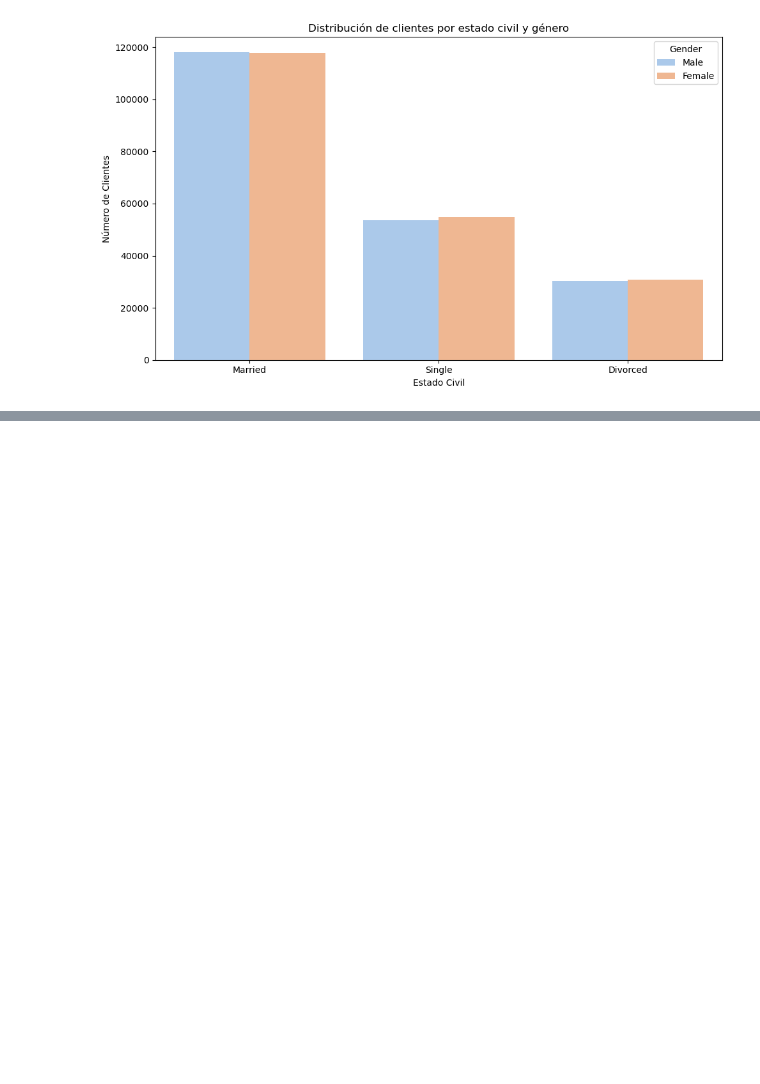
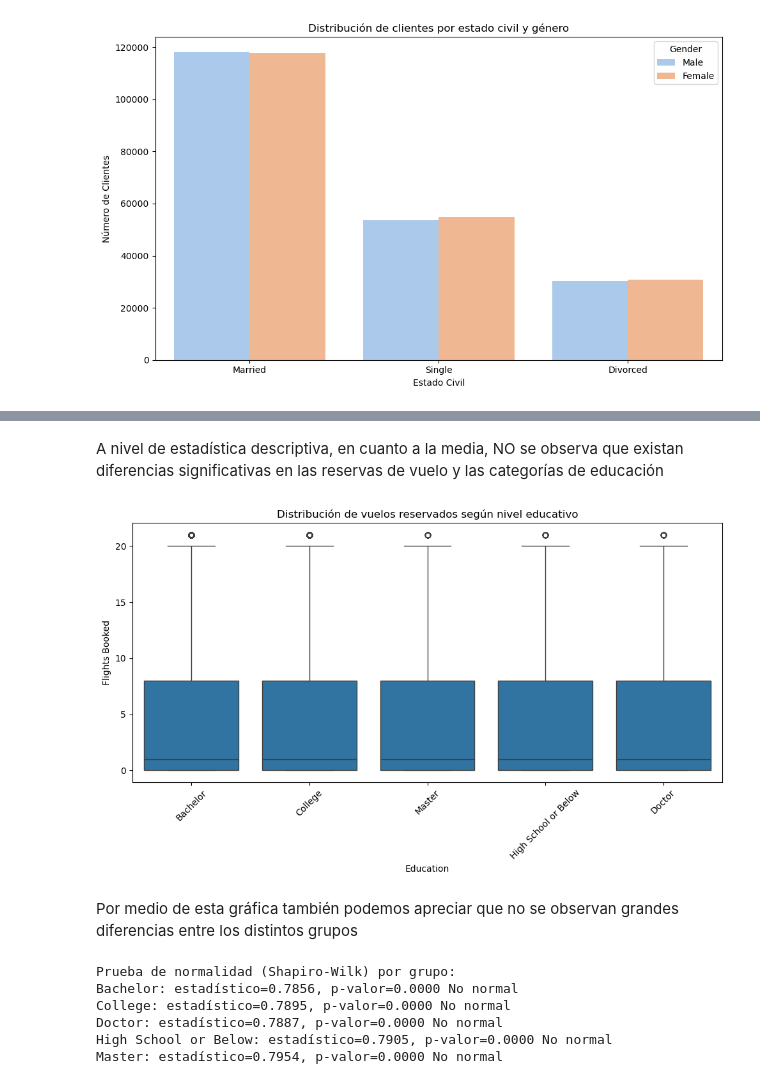
Before and after one commit to Adalab/bda-modulo-3-evaluacion-final-Leidy926, a Jupyter notebook: Evaluacion_modulo_3.ipynb, the cells around one changed output, grey strips where cells are left out. Saved outputs shown, nothing was run; the diff lists cells and outputs as text; code cells hidden in the pictures; blank space fills up the shorter version.

```diff
--- a/Evaluacion_modulo_3.ipynb
+++ b/Evaluacion_modulo_3.ipynb
@@ -387,0 +454,15 @@ plt.show()
+# %% [markdown]
+A nivel de estadística descriptiva, en cuanto a la media,  NO se observa que existan diferencias significativas en las reservas de vuelo y las categorías de educación
+# %%
+# Gráfico comparativo (boxplot)
+
+plt.figure(figsize=(10, 6))
+sns.boxplot(x='Education', y='Flights Booked', data=union_df_df1)
+plt.title('Distribución de vuelos reservados según nivel educativo')
+plt.xticks(rotation=45)
+plt.tight_layout()
+plt.show()
+# %% [output]
+[figure, added]
+# %% [markdown]
+Por medio de esta gráfica también podemos apreciar que no se observan grandes diferencias entre los distintos grupos
@@ -387,0 +477,13 @@ plt.show()
+# %%
+# 3. probar normalidad
+print("Prueba de normalidad (Shapiro-Wilk) por grupo:")
+for name, group in datos_filtrados.groupby('Education'):
+    stat, p = shapiro(group['Flights Booked'])
+    print(f"{name}: estadístico={stat:.4f}, p-valor={p:.4f} {'No normal' if p<0.05 else 'Normal'}")
+# %% [output]
+Prueba de normalidad (Shapiro-Wilk) por grupo:
+Bachelor: estadístico=0.7856, p-valor=0.0000 No normal
+College: estadístico=0.7895, p-valor=0.0000 No normal
+Doctor: estadístico=0.7887, p-valor=0.0000 No normal
+High School or Below: estadístico=0.7905, p-valor=0.0000 No normal
+Master: estadístico=0.7954, p-valor=0.0000 No normal
```
Also changed, not shown: parts of 21 cells of this notebook.
